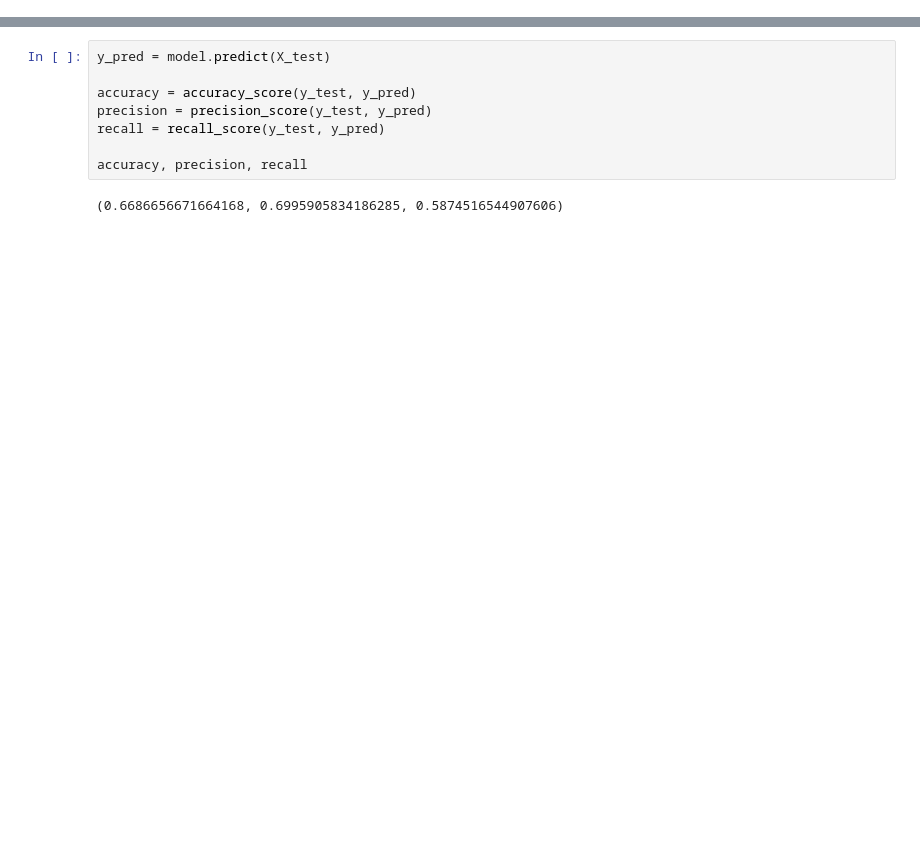
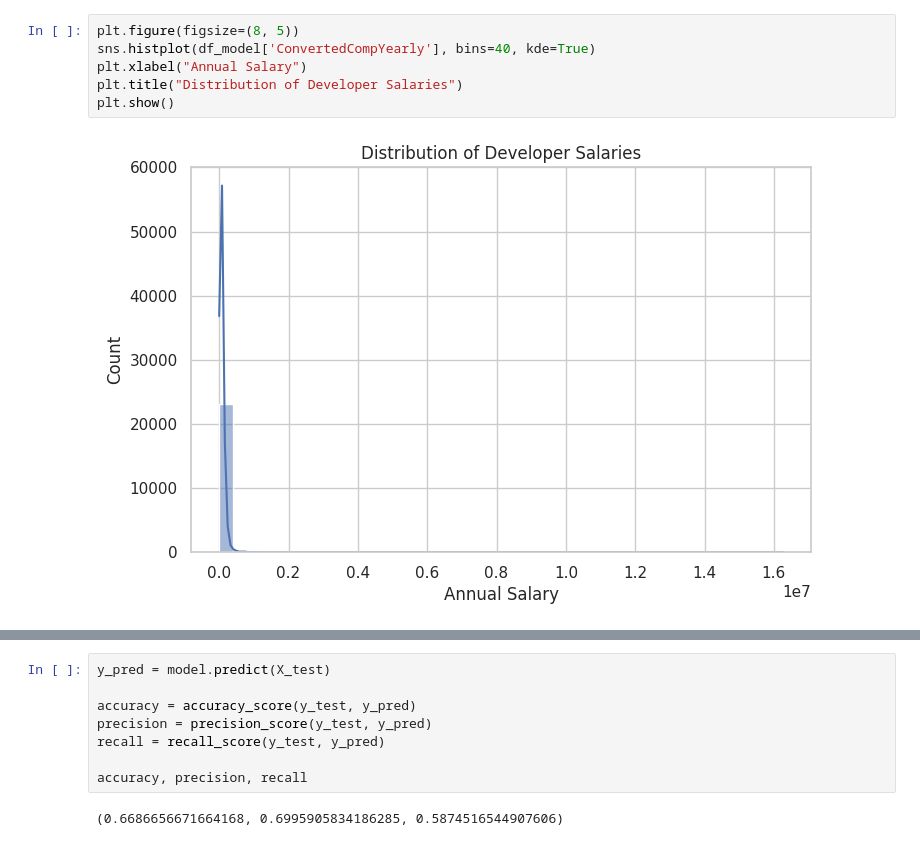
Before and after one commit to Mojahid-Souti/stack-overflow-salary-prediction, a Jupyter notebook: notebook.ipynb, the cells around one changed output, grey strips where cells are left out. Cells and saved outputs as stored; diff of their text form; blank space fills up the shorter version.

```diff
--- a/notebook.ipynb
+++ b/notebook.ipynb
@@ -115,0 +225,8 @@ LogisticRegression()
+# %%
+plt.figure(figsize=(8, 5))
+sns.histplot(df_model['ConvertedCompYearly'], bins=40, kde=True)
+plt.xlabel("Annual Salary")
+plt.title("Distribution of Developer Salaries")
+plt.show()
+# %% [output]
+[figure, added]
```
Also changed, not shown: parts of 63 cells of this notebook.
